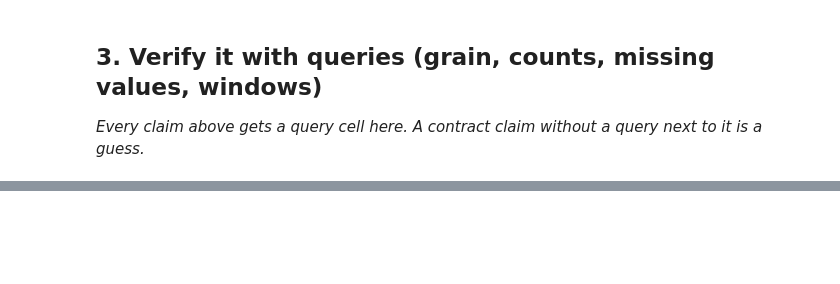
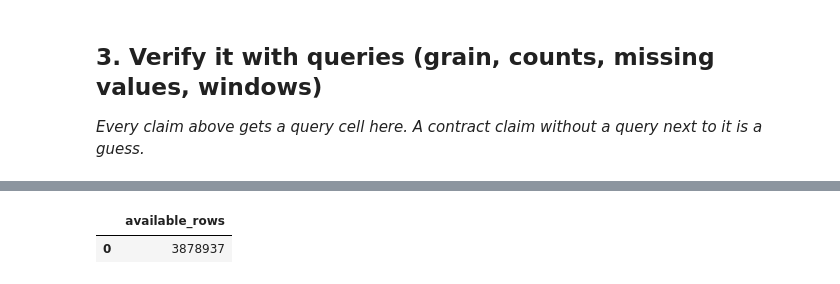
Before and after one commit to byte-AbhijitVichare/flyrank-ml-internship, a Jupyter notebook: work/notebooks/w03_data_contract.ipynb, the cells around one changed output, grey strips where cells are left out. Saved outputs shown, nothing was run; the diff lists cells and outputs as text; code cells hidden in the pictures; blank space fills up the shorter version.

```diff
--- a/work/notebooks/w03_data_contract.ipynb
+++ b/work/notebooks/w03_data_contract.ipynb
@@ -26,0 +102,13 @@ This skeleton is yours to fill. Work the sections **in order** — each one has
+# %%
+availability = con.sql(f"""
+SELECT
+COUNT(*) AS available_rows
+FROM {TABLES['fact_daily_sample']}
+WHERE gsc_impressions IS NOT NULL
+AND (gsc_impressions > 0) IS TRUE
+""").df()
+
+availability
+# %% [output]
+|  | available_rows |
+| 0 | 3878937 |
```
Also changed, not shown: parts of 11 cells of this notebook.
